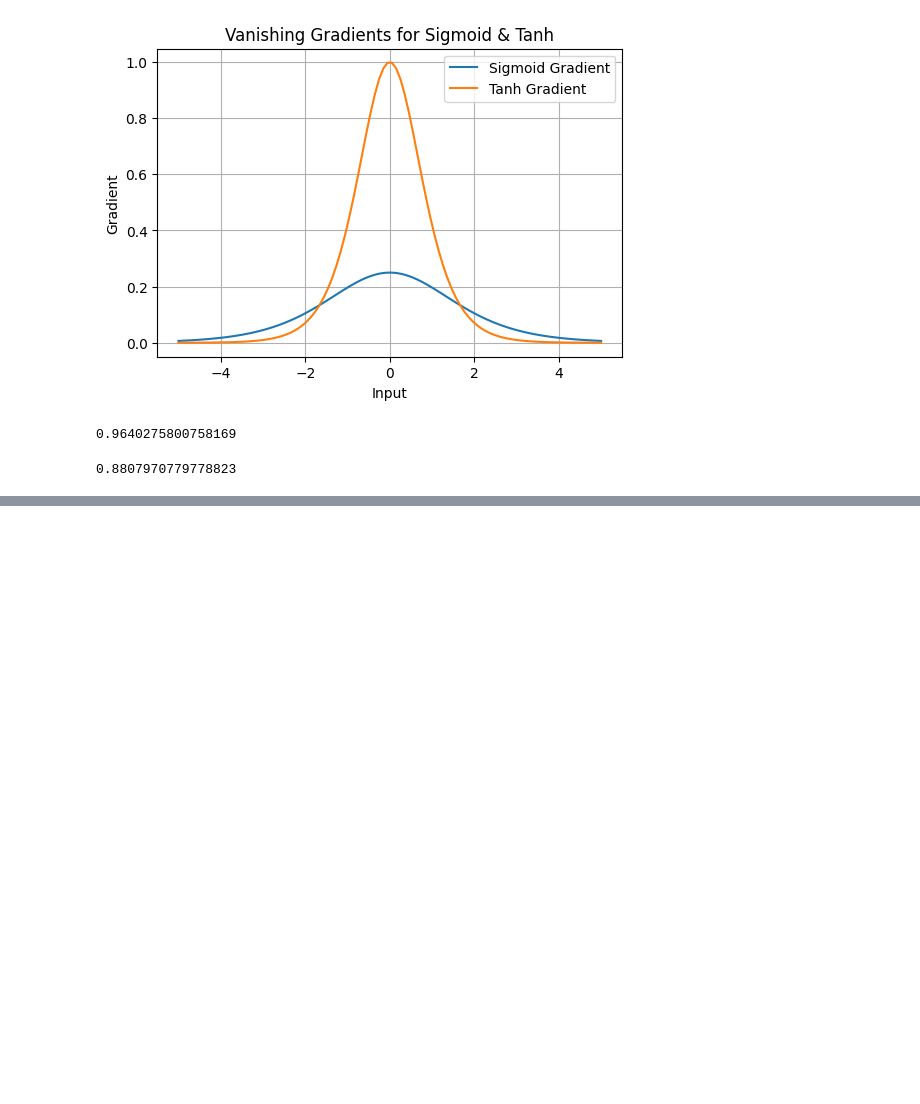
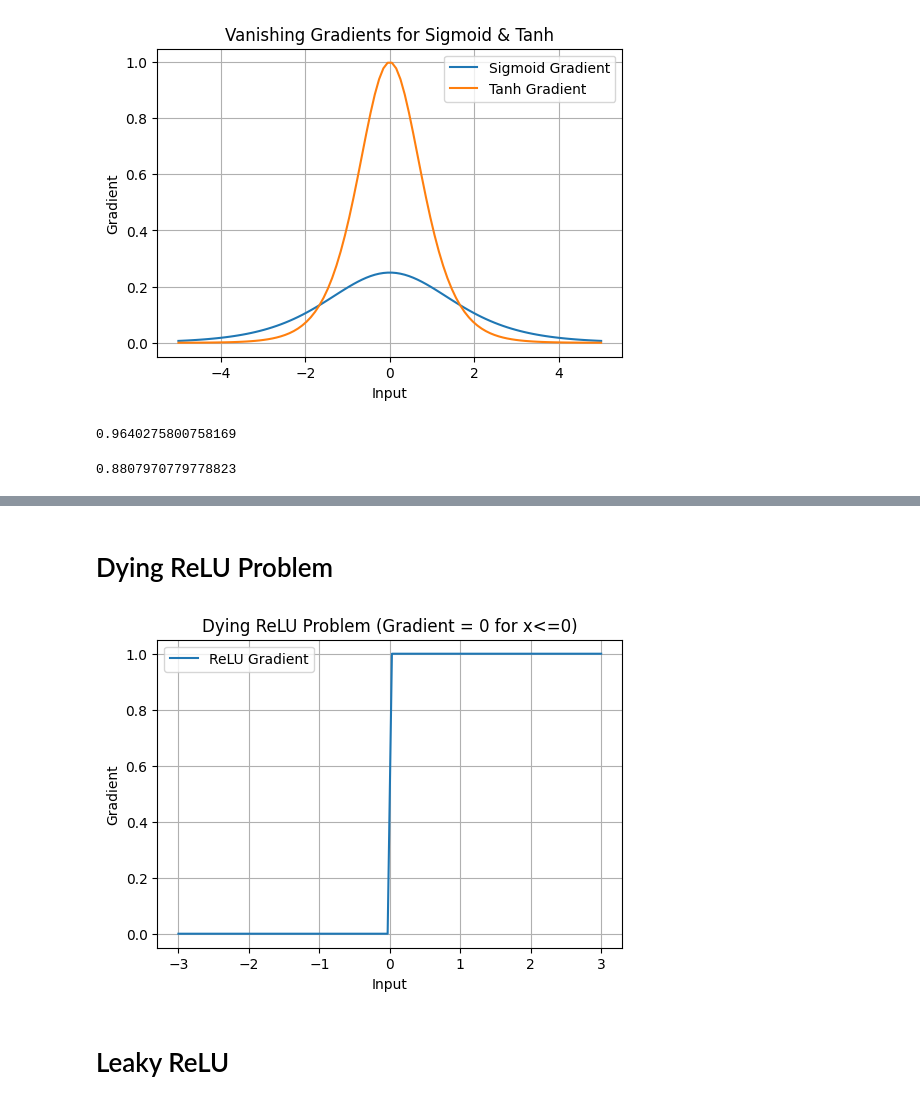
Before and after one commit to PavanPk1/MyPractice_Colab_notebooks, a Jupyter notebook: Deep Learning/ActivationFunction.ipynb, the cells around one changed output, grey strips where cells are left out. Saved outputs shown, nothing was run; the diff lists cells and outputs as text; code cells hidden in the pictures; blank space fills up the shorter version.

```diff
--- a/Deep Learning/ActivationFunction.ipynb
+++ b/Deep Learning/ActivationFunction.ipynb
@@ -181,0 +195,21 @@ print(sigmoid(2))
+# %% [markdown]
+# Dying ReLU Problem
+# %%
+np.random.seed(42)
+x = np.linspace(-3, 3, 100)
+relu_output = relu(x)
+# Simulate "dead" neurons: once output is 0, gradient is 0
+grad_relu = np.where(x > 0, 1, 0)
+
+plt.figure(figsize=(6,4))
+plt.plot(x, grad_relu, label="ReLU Gradient")
+plt.title("Dying ReLU Problem (Gradient = 0 for x<=0)")
+plt.xlabel("Input")
+plt.ylabel("Gradient")
+plt.legend()
+plt.grid(True)
+plt.show()
+# %% [output]
+[figure, added]
+# %% [markdown]
+# Leaky ReLU
```
Also changed, not shown: parts of 18 cells of this notebook.
